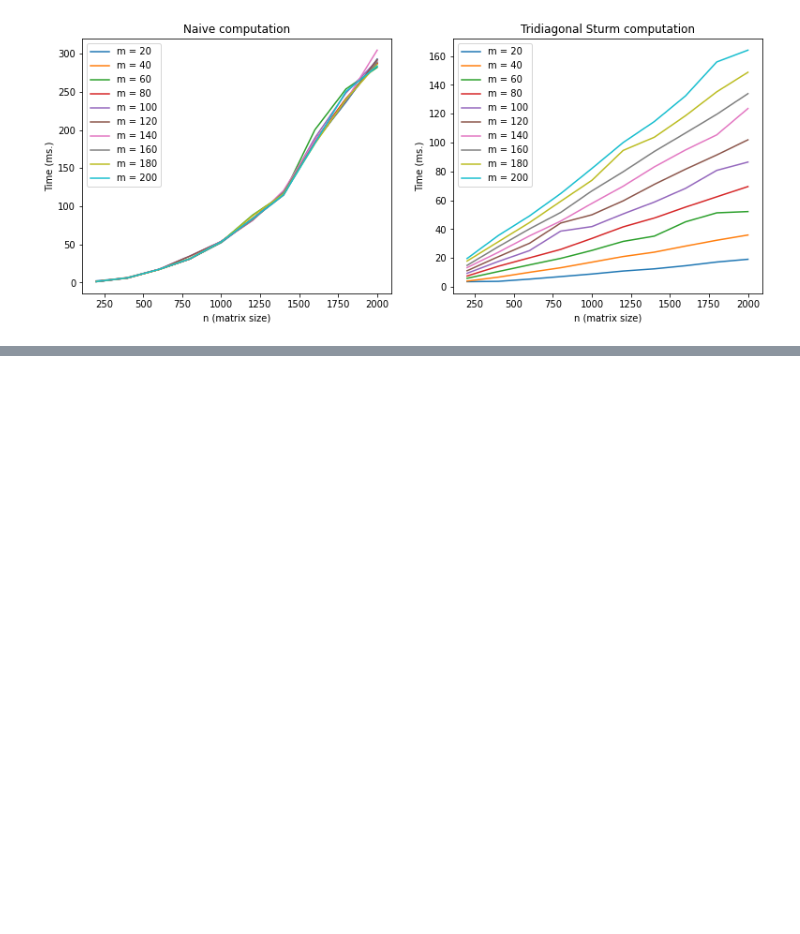
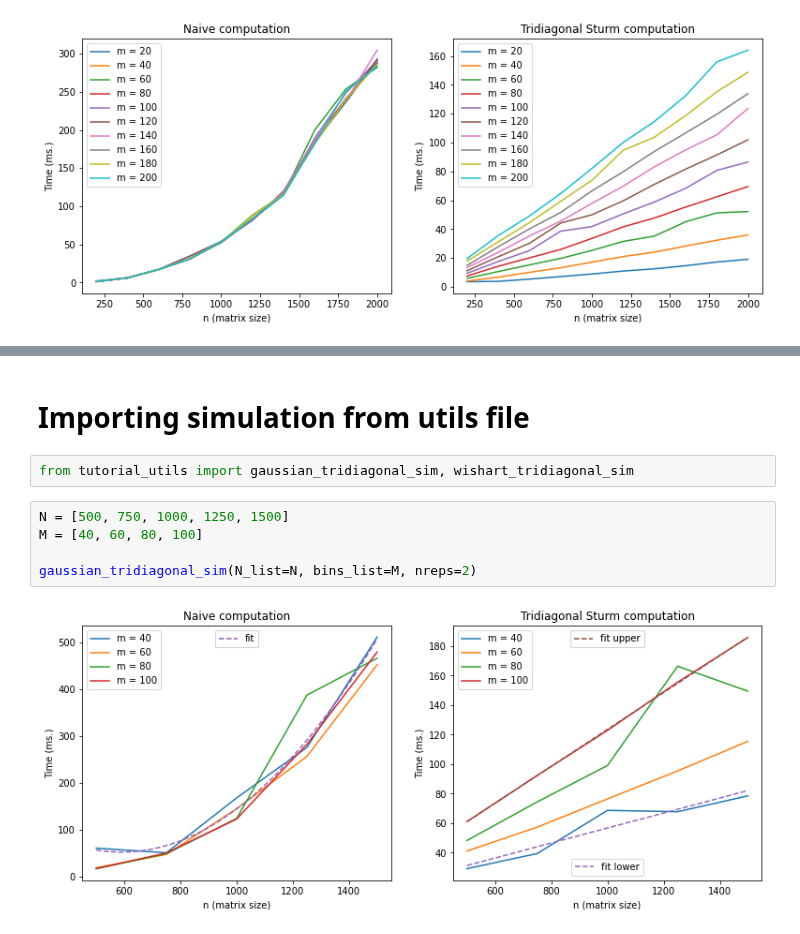
Before and after one commit to AlejandroSantorum/scikit-rmt, a Jupyter notebook: notebooks/tridiagonal_sims.ipynb, the cells around one changed output, grey strips where cells are left out. Drawn from its saved outputs; the diff is of its cells as text; blank space fills up the shorter version.

```diff
--- a/notebooks/tridiagonal_sims.ipynb
+++ b/notebooks/tridiagonal_sims.ipynb
@@ -133,0 +222,11 @@ _ = axes[1].set_ylabel('Time (ms.)')
+# %% [markdown]
+# Importing simulation from utils file
+# %%
+from tutorial_utils import gaussian_tridiagonal_sim, wishart_tridiagonal_sim
+# %%
+N = [500, 750, 1000, 1250, 1500]
+M = [40, 60, 80, 100]
+
+gaussian_tridiagonal_sim(N_list=N, bins_list=M, nreps=2)
+# %% [output]
+[figure, added]
```
Also changed, not shown: parts of 6 cells of this notebook, 2 other files.
